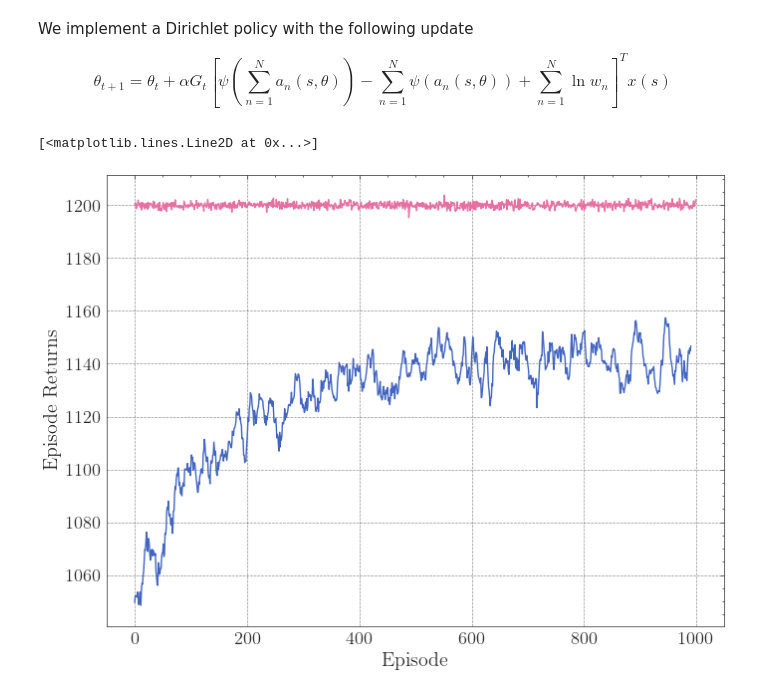
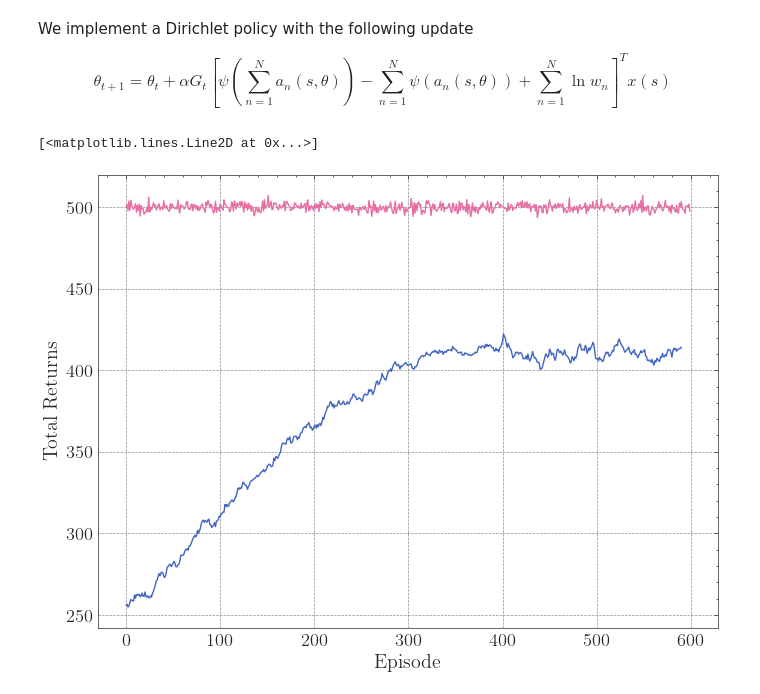
Before and after one commit to mjhoshea/portfolio-optimisation, a Jupyter notebook: notebooks/ch4/dirichlet_policy.ipynb, the cells around one changed output. Drawn from its saved outputs; the diff is of its cells as text; code cells hidden in the pictures.

```diff
--- a/notebooks/ch4/dirichlet_policy.ipynb
+++ b/notebooks/ch4/dirichlet_policy.ipynb
@@ -65,30 +66,30 @@ def generate_episode(env, policy):
 
     tot_reward = 0
     best_tot_reward = 0
-    Xs = np.zeros(2)
+    Xs = np.zeros(3)
     ws = []
     rewards = []
 
 
-    for i in range(4):
-        w = [1/2, 1/2]
+    for i in range(3):
+        w = [1/3, 1/3, 1/3]
 
         ws.append(w)
 
-        R, rs, best = env.step(w)
+        R, rs, best_r = env.step(w)
 
         Xs = np.vstack((Xs, np.array(rs)))
         tot_reward += R
-        best_tot_reward += best_tot_reward
+        best_tot_reward += best_r
 
     Xs = Xs[1:]
 
     states = []
-    for i in range(100):
+    for i in range(47):
 
 
         X = Xs[i:i+3].T
-        w = policy.act(X)
+        w, a = policy.act(X)
 
 
         R, rs, best_r = env.step(w)
@@ -101,11 +102,8 @@ def generate_episode(env, policy):
         rewards.append(R)
         states.append(X)
         ws.append(w)
-#     print(ws)
-    return np.array(states), np.array(ws), np.array(rewards), tot_reward, best_tot_reward
+
+    return np.array(states), np.array(ws), np.array(rewards), tot_reward, best_tot_reward, a
-# %%
-env = GenerativeMarketEnv([1, 10], [[0.01, 0], [0,0.01]])
-policy = DirichletPolicy(2, 3)
 # %%
 def train(α, γ, num_episodes=1000, seed=None, evaluate=False):
 
@@ -113,14 +111,14 @@ def train(α, γ, num_episodes=1000, seed=None, evaluate=False):
     episode_rewards = []
     best_episode_reward = []
 
-    env = GenerativeMarketEnv([1, 12], [[0.01, 0], [0,0.01]])
-    policy = DirichletPolicy(2, 3,  α=α, γ=γ)
+    env = GenerativeMarketEnv([1, 10, 1], [[.1, 0, 0], [0, .1, 0], [0, 0, .1] ])
+    policy = DirichletPolicy(3, 3,  α=α, γ=γ)
 
-
+    weights = []
     for i in range(num_episodes):
 
         # run a single episode
-        states, actions, rewards, total_reward, best_tot_reward  = generate_episode(env, policy)
+        states, actions, rewards, total_reward, best_tot_reward, a  = generate_episode(env, policy)
 
 
         # keep track of episode rewards
@@ -130,21 +128,21 @@ def train(α, γ, num_episodes=1000, seed=None, evaluate=False):
         # update policy
         policy.update(states, actions, rewards)
         # print("EP: " + str(i) + " Score: " + str(total_reward) + " ",end="\r", flush=False)
-
-    return episode_rewards, best_episode_reward, policy
+        weights.append(actions)
+    return episode_rewards, best_episode_reward, policy, a, weights
 # %%
-episode_rewards, best_episode_reward, policy = train(α=1e-8,
-                                γ=0.99,
-                                num_episodes=1000,
+episode_rewards, best_episode_reward, policy, a, weights = train(α=60e-8,
+                                γ=0.9,
+                                num_episodes=600,
                                 evaluate=True)
 # %%
 rs = np.array(pd.Series(episode_rewards).rolling(10).mean()[10 - 1:])
 # %%
 plt.figure(figsize=(8, 6), dpi=100)
-plt.plot(np.arange(991), rs)
-plt.ylabel('Episode Returns')
+plt.plot(np.arange(591), rs)
+plt.ylabel('Total Returns')
 plt.xlabel('Episode')
-plt.plot(np.arange(1000), best_episode_reward)
+plt.plot(np.arange(600), best_episode_reward)
 # %% [output]
 [<matplotlib.lines.Line2D at 0x...>]
-[figure, old version]
+[figure, new version]
```
Also changed, not shown: parts of 23 cells of this notebook, 12 other files.
